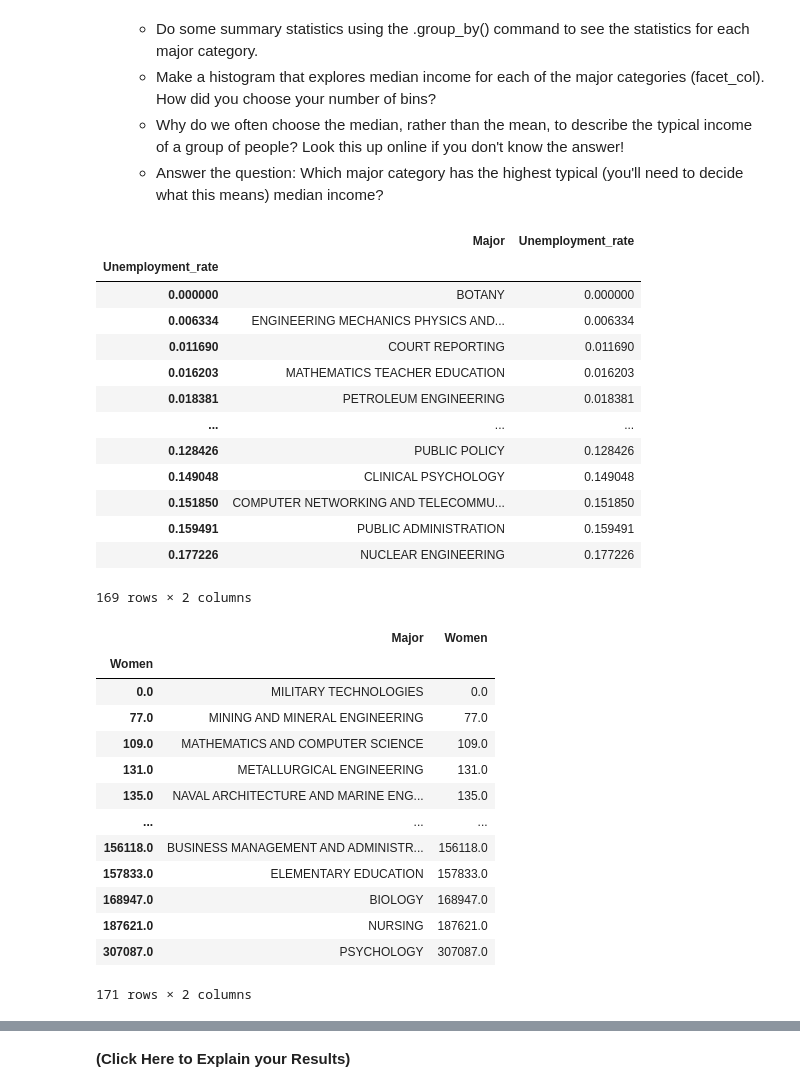
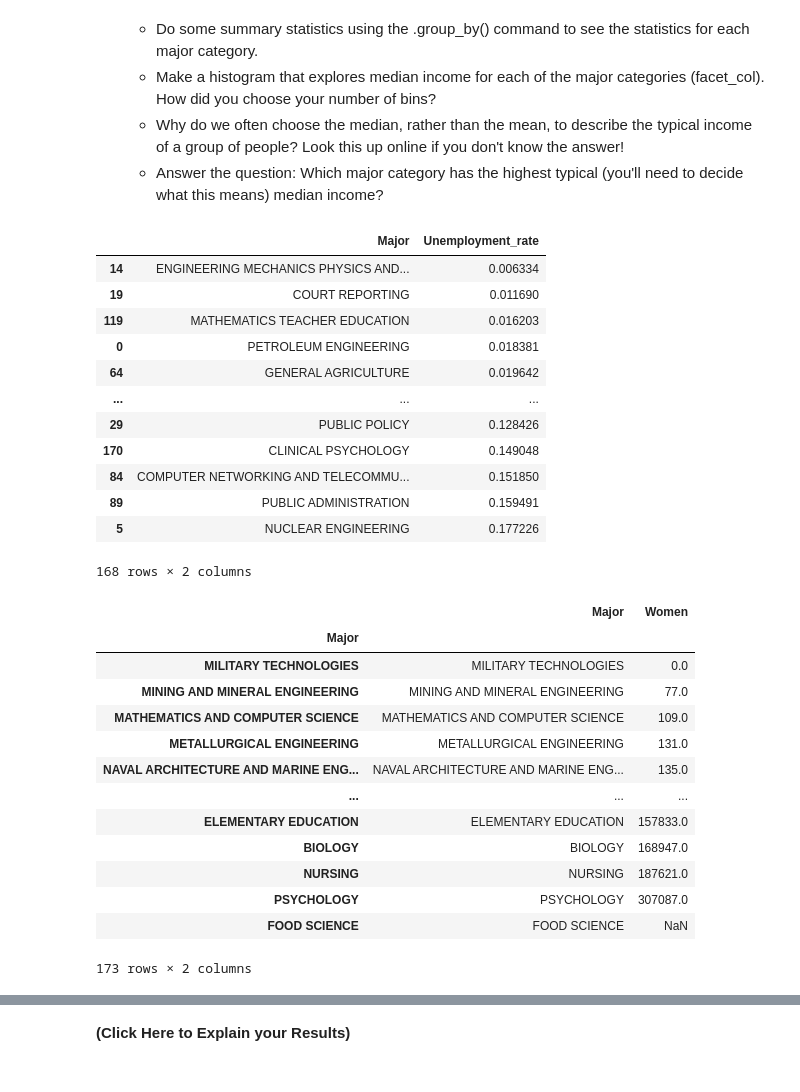
Before and after one commit to Kadegrothem/Day7, a Jupyter notebook: Day7-HW.ipynb, the cells around one changed output, grey strips where cells are left out. Saved outputs shown, nothing was run; the diff lists cells and outputs as text; code cells hidden in the pictures.

```diff
--- a/Day7-HW.ipynb
+++ b/Day7-HW.ipynb
@@ -249,41 +252,49 @@ DF_raw
     * Why do we often choose the median, rather than the mean, to describe the typical income of a group of people? Look this up online if you don't know the answer!
     * Answer the question: Which major category has the highest typical (you'll need to decide what this means) median income?
 # %%
+#Which major has the lowest unemployment rate? Show a data frame that answers this question, but only show columns that are useful to the answer.
 my_columns = ['Major', 'Unemployment_rate']
-DF_raw.groupby(by=['Unemployment_rate'])[my_columns].min()
-#Code tells me that BOTANY has the lowest unemployment with 0.0 since it it as the top of the graph
+#DF_raw.groupby(by=['Major'])[my_columns].min().sort_values('Unemployment_rate')
+DF_raw[my_columns].sort_values('Unemployment_rate')
+mask = DF_raw['Unemployment_rate'] > 0
+DF_new = DF_raw[mask]
+DF_new[my_columns].sort_values('Unemployment_rate')
+#Code tells me that there are many majors that have 0 unemployment rate
+#By creating my_columns I was able to create a chart with only major and unemplyment rate
+#The graph has to be extended in order for all unemployment values of 0 to be shown
 # %% [output]
 |  | Major | Unemployment_rate |
-| Unemployment_rate |  |  |
-| 0.000000 | BOTANY | 0.000000 |
-| 0.006334 | ENGINEERING MECHANICS PHYSICS AND... | 0.006334 |
-| 0.011690 | COURT REPORTING | 0.011690 |
-| 0.016203 | MATHEMATICS TEACHER EDUCATION | 0.016203 |
-| 0.018381 | PETROLEUM ENGINEERING | 0.018381 |
+| 14 | ENGINEERING MECHANICS PHYSICS AND... | 0.006334 |
+| 19 | COURT REPORTING | 0.011690 |
+| 119 | MATHEMATICS TEACHER EDUCATION | 0.016203 |
+| 0 | PETROLEUM ENGINEERING | 0.018381 |
+| 64 | GENERAL AGRICULTURE | 0.019642 |
 | ... | ... | ... |
-| 0.128426 | PUBLIC POLICY | 0.128426 |
-| 0.149048 | CLINICAL PSYCHOLOGY | 0.149048 |
-| 0.151850 | COMPUTER NETWORKING AND TELECOMMU... | 0.151850 |
-| 0.159491 | PUBLIC ADMINISTRATION | 0.159491 |
-| 0.177226 | NUCLEAR ENGINEERING | 0.177226 |
+| 29 | PUBLIC POLICY | 0.128426 |
+| 170 | CLINICAL PSYCHOLOGY | 0.149048 |
+| 84 | COMPUTER NETWORKING AND TELECOMMU... | 0.151850 |
+| 89 | PUBLIC ADMINISTRATION | 0.159491 |
+| 5 | NUCLEAR ENGINEERING | 0.177226 |
-169 rows × 2 columns
+168 rows × 2 columns
 # %%
 my_columns = ['Major', 'Women']
-DF_raw.groupby(by=['Women'])[my_columns].max()
+DF_raw.groupby(by=['Major'])[my_columns].max().sort_values('Women')
 #Psychology has the greatest number of women since it it shown at bottom of graph
+#The graph is ascending
+#An interesting output was that it put food science below psychology since it was NaN
 # %% [output]
 |  | Major | Women |
-| Women |  |  |
-| 0.0 | MILITARY TECHNOLOGIES | 0.0 |
-| 77.0 | MINING AND MINERAL ENGINEERING | 77.0 |
-| 109.0 | MATHEMATICS AND COMPUTER SCIENCE | 109.0 |
-| 131.0 | METALLURGICAL ENGINEERING | 131.0 |
-| 135.0 | NAVAL ARCHITECTURE AND MARINE ENG... | 135.0 |
+| Major |  |  |
+| MILITARY TECHNOLOGIES | MILITARY TECHNOLOGIES | 0.0 |
+| MINING AND MINERAL ENGINEERING | MINING AND MINERAL ENGINEERING | 77.0 |
+| MATHEMATICS AND COMPUTER SCIENCE | MATHEMATICS AND COMPUTER SCIENCE | 109.0 |
+| METALLURGICAL ENGINEERING | METALLURGICAL ENGINEERING | 131.0 |
+| NAVAL ARCHITECTURE AND MARINE ENG... | NAVAL ARCHITECTURE AND MARINE ENG... | 135.0 |
 | ... | ... | ... |
-| 156118.0 | BUSINESS MANAGEMENT AND ADMINISTR... | 156118.0 |
-| 157833.0 | ELEMENTARY EDUCATION | 157833.0 |
-| 168947.0 | BIOLOGY | 168947.0 |
-| 187621.0 | NURSING | 187621.0 |
-| 307087.0 | PSYCHOLOGY | 307087.0 |
+| ELEMENTARY EDUCATION | ELEMENTARY EDUCATION | 157833.0 |
+| BIOLOGY | BIOLOGY | 168947.0 |
+| NURSING | NURSING | 187621.0 |
+| PSYCHOLOGY | PSYCHOLOGY | 307087.0 |
+| FOOD SCIENCE | FOOD SCIENCE | NaN |
-171 rows × 2 columns
+173 rows × 2 columns
 # %%
```
Also changed, not shown: parts of 5 cells of this notebook.
